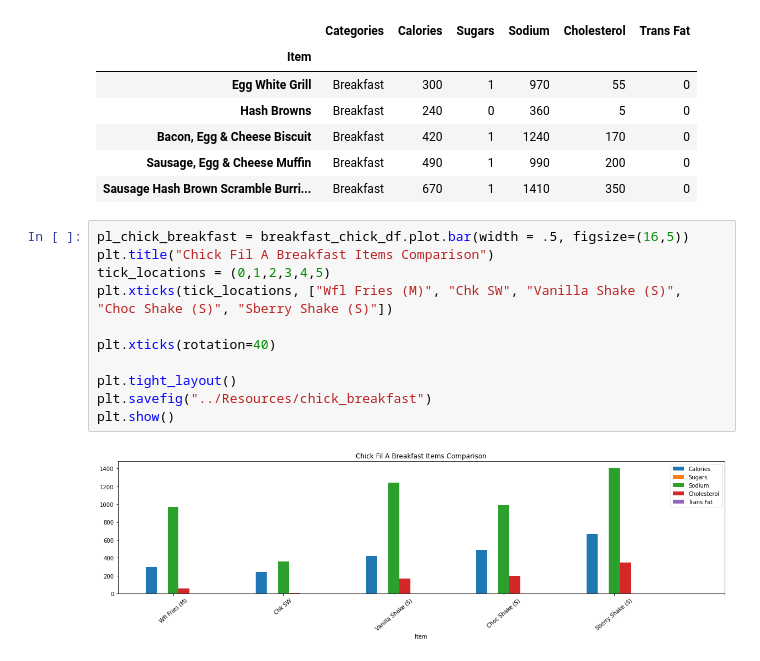
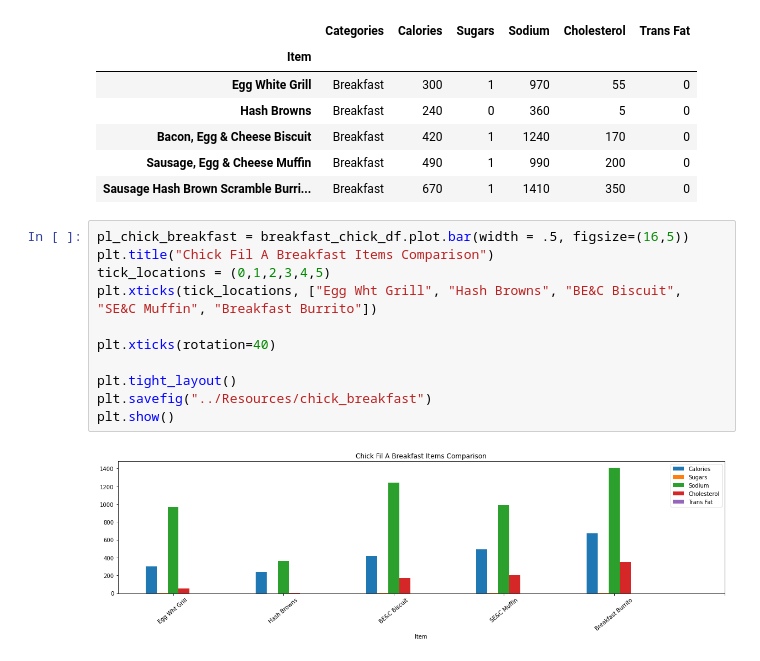
Before and after one commit to han0620-git/project_I, a Jupyter notebook: Han/workbook.ipynb, the cells around one changed output. Drawn from its saved outputs; the diff is of its cells as text.

```diff
--- a/Han/workbook.ipynb
+++ b/Han/workbook.ipynb
@@ -291,13 +291,13 @@ breakfast_chick_df
 # %%
 pl_chick_breakfast = breakfast_chick_df.plot.bar(width = .5, figsize=(16,5))
 plt.title("Chick Fil A Breakfast Items Comparison")
 tick_locations = (0,1,2,3,4,5)
-plt.xticks(tick_locations, ["Wfl Fries (M)", "Chk SW", "Vanilla Shake (S)", "Choc Shake (S)", "Sberry Shake (S)"])
+plt.xticks(tick_locations, ["Egg Wht Grill", "Hash Browns", "BE&C Biscuit", "SE&C Muffin", "Breakfast Burrito"])
 
 plt.xticks(rotation=40)
 
 plt.tight_layout()
 plt.savefig("../Resources/chick_breakfast")
 plt.show()
 # %% [output]
-[figure, old version]
+[figure, new version]
```
Also changed, not shown: parts of 2 cells of this notebook.
